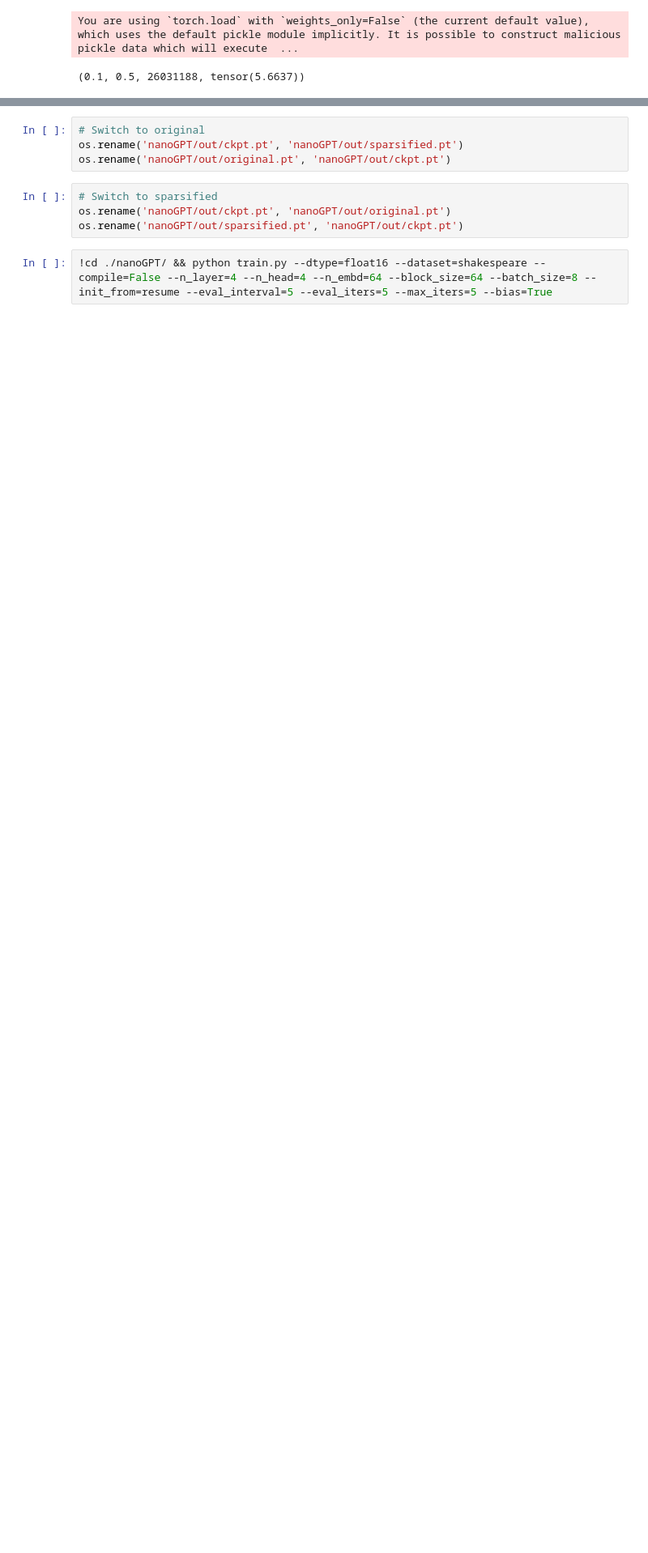
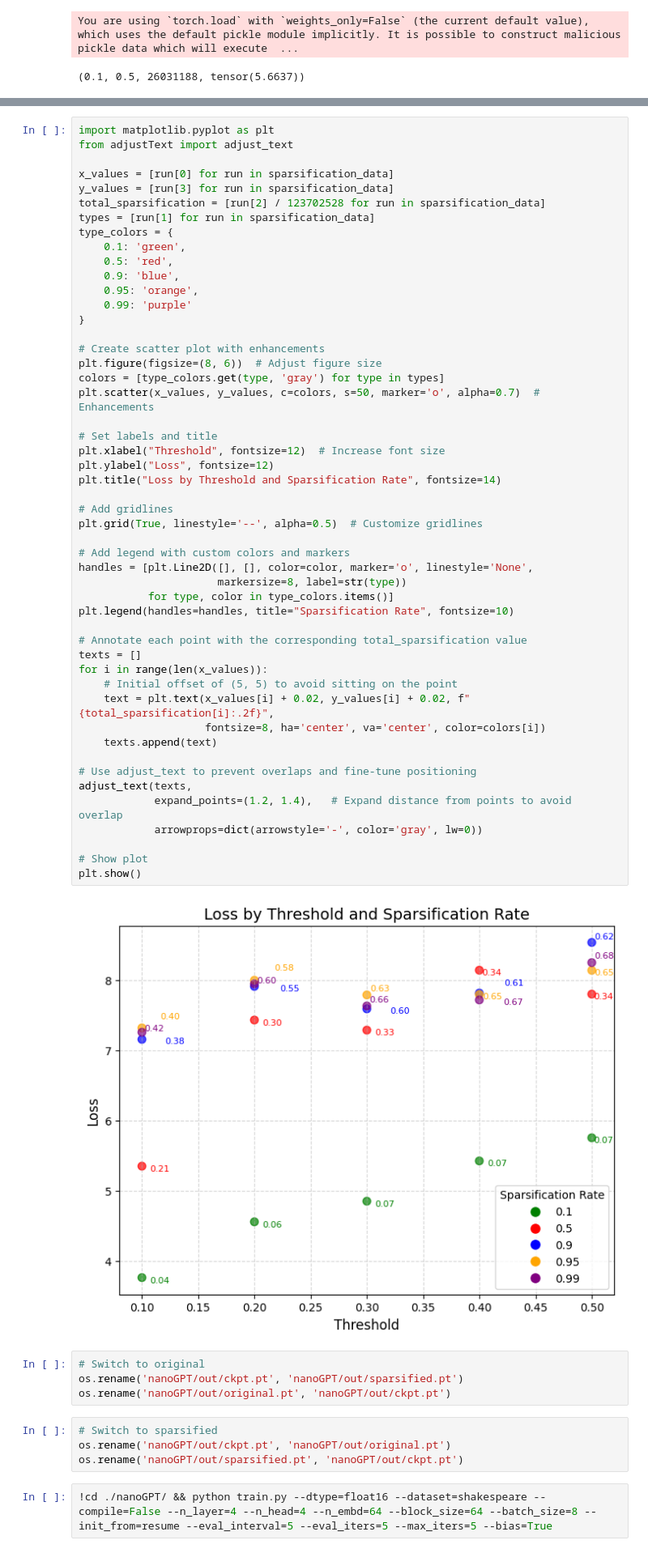
Before and after one commit to MTufekcioglu/Personal-Projects, a Jupyter notebook: nanoGPTshakespeare.ipynb, the cells around one changed output, grey strips where cells are left out. Shown: that part at 81% size. Cells and saved outputs as stored; diff of their text form; blank space fills up the shorter version.

```diff
--- a/nanoGPTshakespeare.ipynb
+++ b/nanoGPTshakespeare.ipynb
@@ -317,3 +345,55 @@ You are using `torch.load` with `weights_only=False` (the current default value)
+# %%
+import matplotlib.pyplot as plt
+from adjustText import adjust_text
+
+x_values = [run[0] for run in sparsification_data]
+y_values = [run[3] for run in sparsification_data]
+total_sparsification = [run[2] / 123702528 for run in sparsification_data]
+types = [run[1] for run in sparsification_data]
+type_colors = {
+    0.1: 'green',
+    0.5: 'red',
+    0.9: 'blue',
+    0.95: 'orange',
+    0.99: 'purple'
+}
+
+# Create scatter plot with enhancements
+plt.figure(figsize=(8, 6))  # Adjust figure size
+colors = [type_colors.get(type, 'gray') for type in types]
+plt.scatter(x_values, y_values, c=colors, s=50, marker='o', alpha=0.7)  # Enhancements
+
+# Set labels and title
+plt.xlabel("Threshold", fontsize=12)  # Increase font size
+plt.ylabel("Loss", fontsize=12)
+plt.title("Loss by Threshold and Sparsification Rate", fontsize=14)
+
+# Add gridlines
+plt.grid(True, linestyle='--', alpha=0.5)  # Customize gridlines
+
+# Add legend with custom colors and markers
+handles = [plt.Line2D([], [], color=color, marker='o', linestyle='None',
+                      markersize=8, label=str(type))
+           for type, color in type_colors.items()]
+plt.legend(handles=handles, title="Sparsification Rate", fontsize=10)
+
+# Annotate each point with the corresponding total_sparsification value
+texts = []
+for i in range(len(x_values)):
+    # Initial offset of (5, 5) to avoid sitting on the point
+    text = plt.text(x_values[i] + 0.02, y_values[i] + 0.02, f"{total_sparsification[i]:.2f}",
+                    fontsize=8, ha='center', va='center', color=colors[i])
+    texts.append(text)
+
+# Use adjust_text to prevent overlaps and fine-tune positioning
+adjust_text(texts,
+            expand_points=(1.2, 1.4),   # Expand distance from points to avoid overlap
+            arrowprops=dict(arrowstyle='-', color='gray', lw=0))
+
+# Show plot
+plt.show()
+# %% [output]
+[figure, added]
 # %%
 # Switch to original
 os.rename('nanoGPT/out/ckpt.pt', 'nanoGPT/out/sparsified.pt')
```
Also changed, not shown: parts of 2 cells of this notebook.
